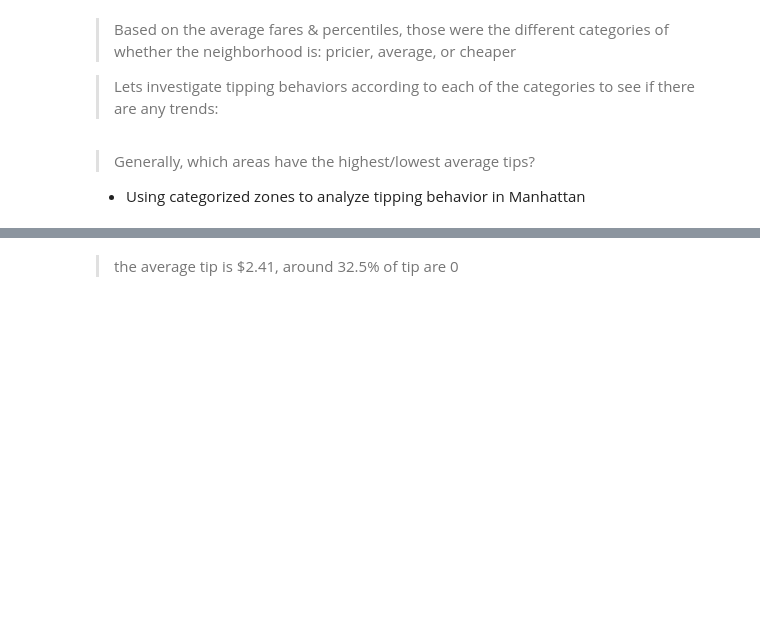
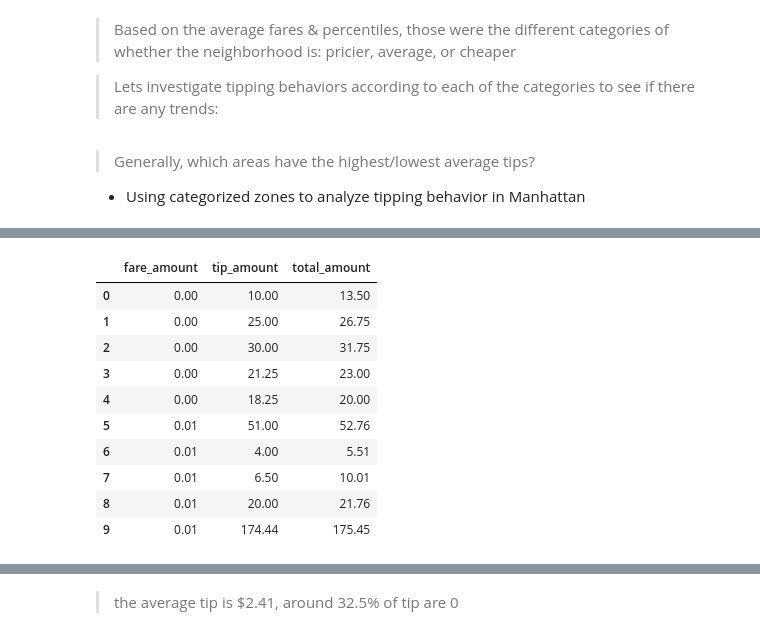
Before and after one commit to jjen1/nyc-taxis-trends, a Jupyter notebook: notebooks/yellow_taxis_eda.ipynb, the cells around one changed output, grey strips where cells are left out. Drawn from its saved outputs; the diff is of its cells as text; code cells hidden in the pictures; blank space fills up the shorter version.

```diff
--- a/notebooks/yellow_taxis_eda.ipynb
+++ b/notebooks/yellow_taxis_eda.ipynb
@@ -894,0 +965,15 @@ Name: count, dtype: int64
+# %%
+# fare amounts over the 75th percentile of tip amounts, sorted by cheapest fare amount
+manhattan_cleaned[manhattan_cleaned['tip_amount'] > manhattan_cleaned['tip_amount'].quantile(0.75)][['fare_amount', 'tip_amount', 'total_amount']].sort_values(by='fare_amount', ascending=True).reset_index(drop=True).head(10)
+# %% [output]
+|  | fare_amount | tip_amount | total_amount |
+| 0 | 0.00 | 10.00 | 13.50 |
+| 1 | 0.00 | 25.00 | 26.75 |
+| 2 | 0.00 | 30.00 | 31.75 |
+| 3 | 0.00 | 21.25 | 23.00 |
+| 4 | 0.00 | 18.25 | 20.00 |
+| 5 | 0.01 | 51.00 | 52.76 |
+| 6 | 0.01 | 4.00 | 5.51 |
+| 7 | 0.01 | 6.50 | 10.01 |
+| 8 | 0.01 | 20.00 | 21.76 |
+| 9 | 0.01 | 174.44 | 175.45 |
```
Also changed, not shown: parts of 66 cells of this notebook, 1 other file.
